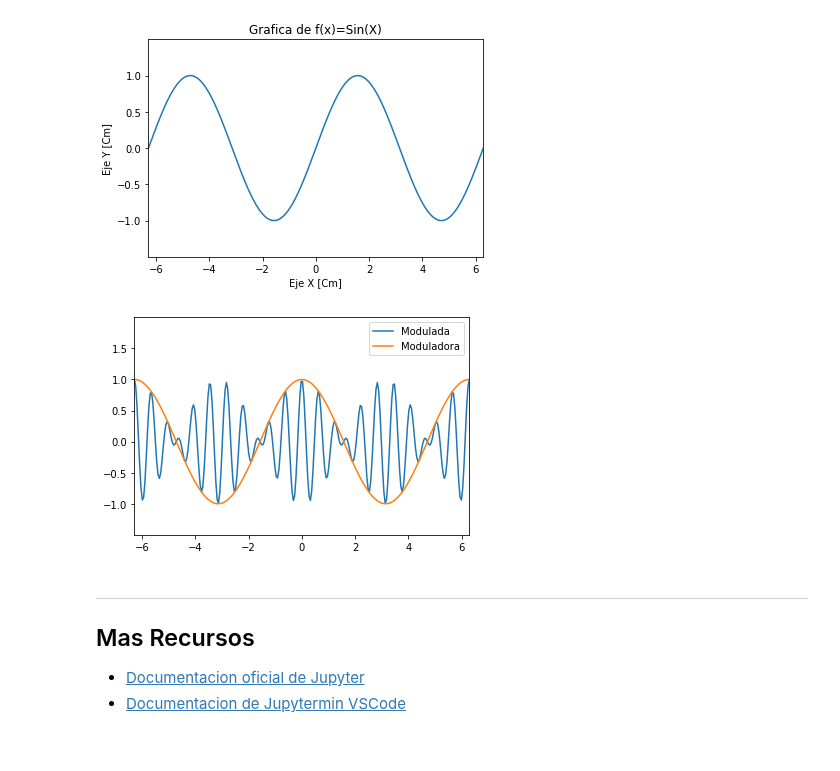
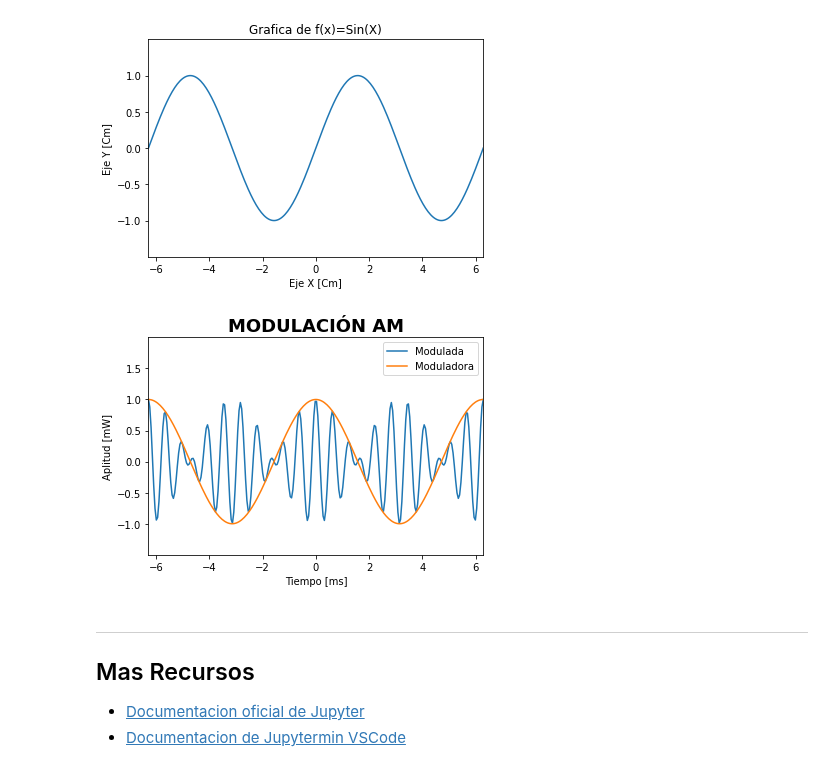
Before and after one commit to GiancarloBenavides/Metodos-Numericos, a Jupyter notebook: Jupyter/00_Jupyter.ipynb, the cells around one changed output. Saved outputs shown, nothing was run; the diff lists cells and outputs as text; code cells hidden in the pictures.

```diff
--- a/Jupyter/00_Jupyter.ipynb
+++ b/Jupyter/00_Jupyter.ipynb
@@ -92,15 +94,18 @@ pl.show()
 # %%
 # [Python] - Multiples Graficas
 y2 = np.cos(x)*np.cos(10*x)
 y3 = np.cos(x)
 pl.plot(x, y2, label="Modulada")
 pl.plot(x, y3, label="Moduladora")
 pl.xlim(x.min(), x.max())
 pl.ylim(y1.min()*1.5, y1.max()*2)
+pl.title("Modulación AM".upper(), fontsize=18, fontweight="bold")
+pl.xlabel("Tiempo [ms]")
+pl.ylabel("Aplitud [mW]")
 pl.legend()
 pl.show()
 # %% [output]
-[figure, old version]
+[figure, new version]
 # %% [markdown]
 ---
 ## Mas Recursos
```
Also changed, not shown: parts of 1 cell of this notebook, 2 other files.
